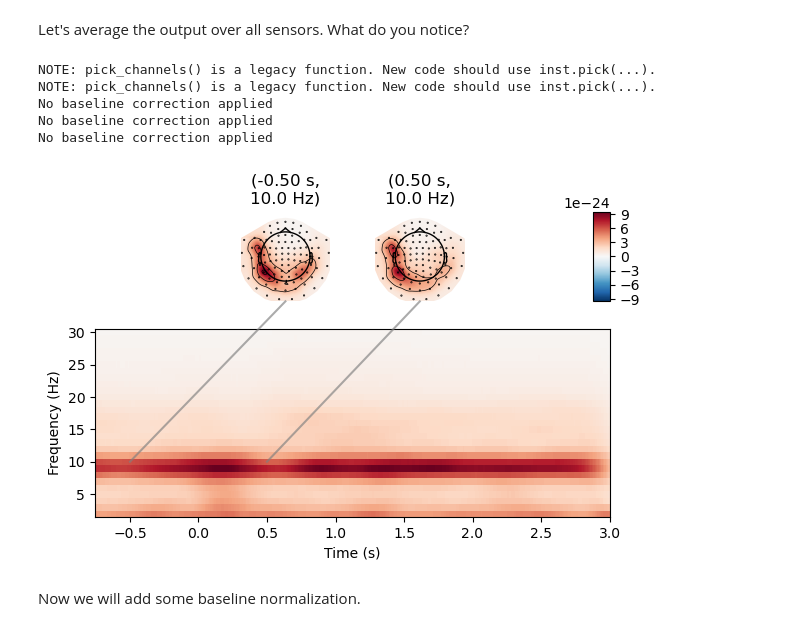
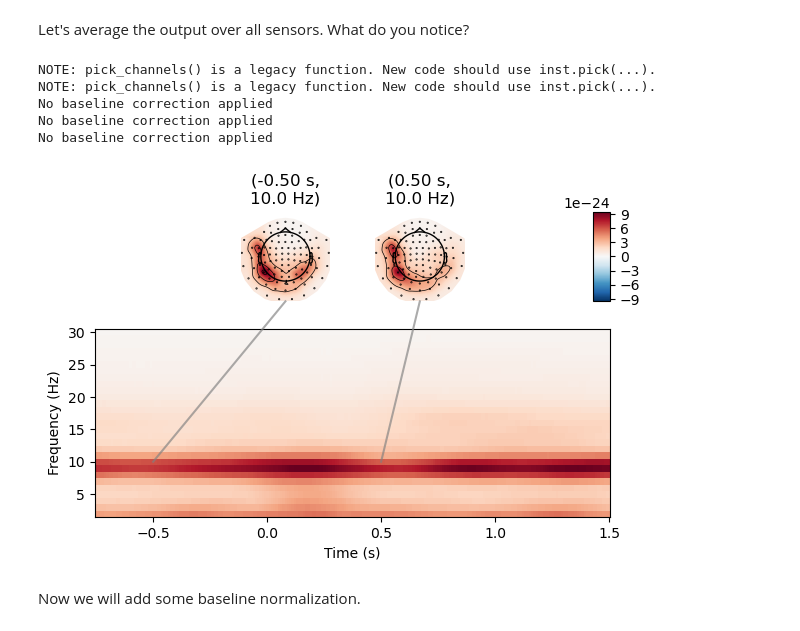
Before and after one commit to nathanweisz/methcogneurocode, a Jupyter notebook: Lecture2.ipynb, the cells around one changed output. Drawn from its saved outputs; the diff is of its cells as text; code cells hidden in the pictures.

```diff
--- a/Lecture2.ipynb
+++ b/Lecture2.ipynb
@@ -400,15 +401,15 @@ tfr =  mne.time_frequency.tfr_multitaper(
 # %% [markdown]
 Let's average the output over all sensors. What do you notice?
 # %%
-tfr.plot_joint(tmin = -.75,
+tfr.plot_joint(tmin = -.75, tmax = 1.5,
                timefreqs=[(-0.5, 10), (0.5, 10)]);
 # %% [output]
 NOTE: pick_channels() is a legacy function. New code should use inst.pick(...).
 NOTE: pick_channels() is a legacy function. New code should use inst.pick(...).
 No baseline correction applied
 No baseline correction applied
 No baseline correction applied
-[figure, old version]
+[figure, new version]
 # %% [markdown]
 Now we will add some baseline normalization.
 # %%
```
Also changed, not shown: parts of 11 cells of this notebook.
